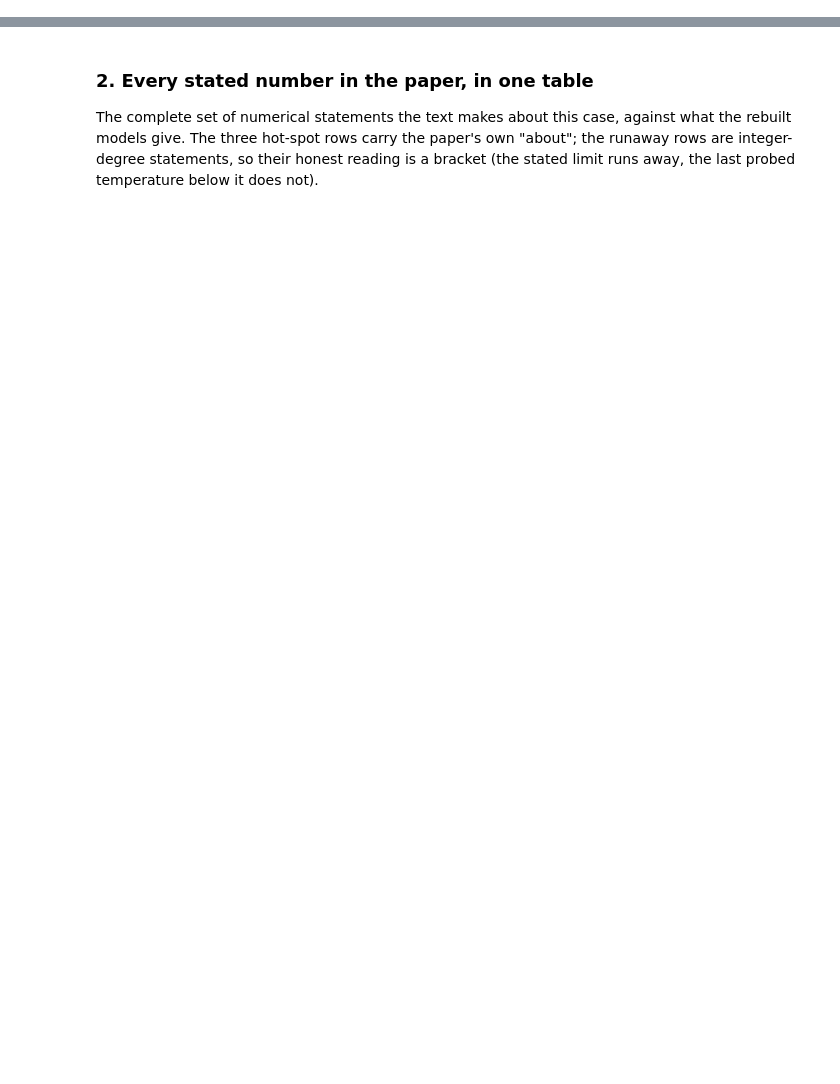
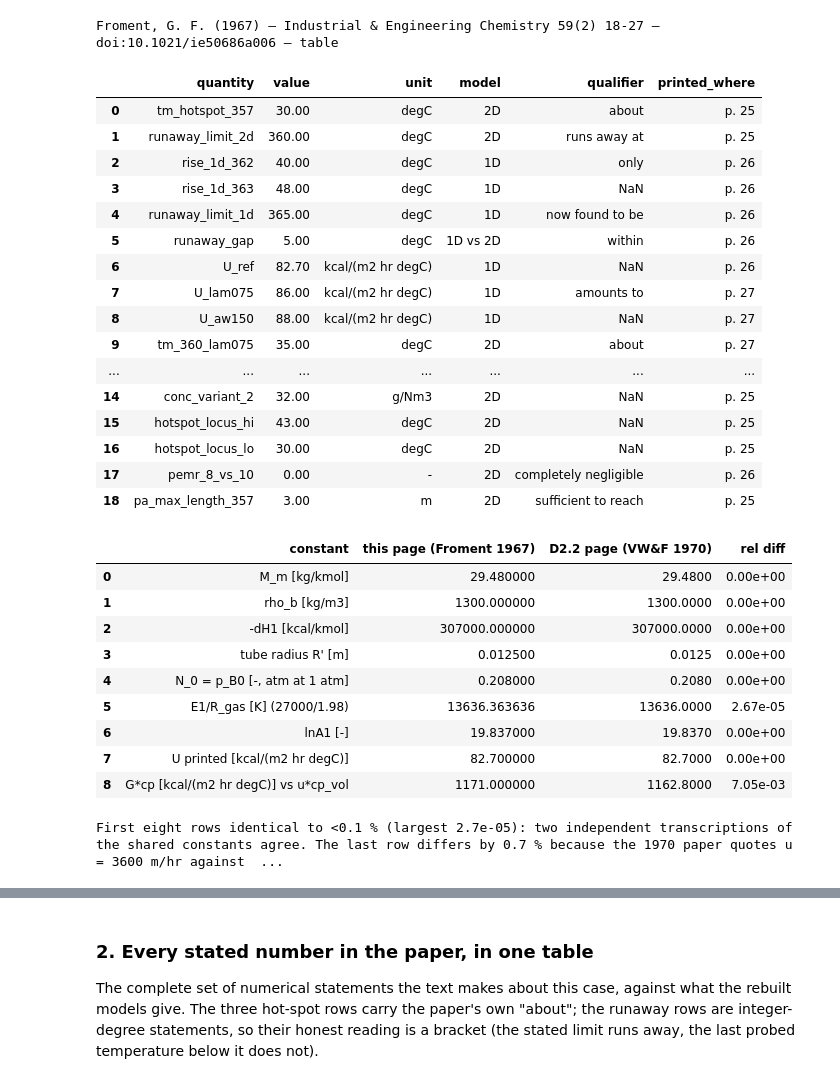
Before and after one commit to computational-chemical-engineering/pymrm-gallery, a Jupyter notebook: pages/C2.10-o-xylene-phthalic-anhydride/index.ipynb, the cells around one changed output, grey strips where cells are left out. Saved outputs shown, nothing was run; the diff lists cells and outputs as text; code cells hidden in the pictures; blank space fills up the shorter version.

```diff
--- a/pages/C2.10-o-xylene-phthalic-anhydride/index.ipynb
+++ b/pages/C2.10-o-xylene-phthalic-anhydride/index.ipynb
@@ -901,0 +356,70 @@ K closed form 0.033801 vs zero-moment series 0.033801 (6.4e-11; identity - the p
+# %%
+res = load_data("froment-1967-stated-results.csv", page=PAGE)
+print(cite_data(load_meta("froment-1967-stated-results.csv", page=PAGE)))
+with pd.option_context("display.max_colwidth", 30):
+    display(res[["quantity", "value", "unit", "model", "qualifier", "printed_where"]])
+
+d22 = load_data("van-welsenaere-froment-1970-parameters.csv",
+                page="D2.2-van-welsenaere-froment-runaway")
+D22 = dict(zip(d22.symbol, d22.value))
+
+
+def reconcile(case, D):
+    """Every constant shared with the independently transcribed D2.2 page."""
+    rows = [
+        ("M_m [kg/kmol]", case.M_m, D["M"]),
+        ("rho_b [kg/m3]", case.rho_b, D["rho_b"]),
+        ("-dH1 [kcal/kmol]", case.dH1, D["minus_dH"]),
+        ("tube radius R' [m]", case.R_tube, D["R"]),
+        ("N_0 = p_B0 [-, atm at 1 atm]", case.N0, D["p_B0"]),
+        ("E1/R_gas [K]  (27000/1.98)", case.E[0] / case.R_gas, D["a"]),
+        ("lnA1 [-]", case.lnA[0], D["b"]),
+        ("U printed [kcal/(m2 hr degC)]", 82.7, D["U"]),
+        ("G*cp [kcal/(m2 hr degC)] vs u*cp_vol", case.G * case.c_p, D["u"] * D["c_p"]),
+    ]
+    tab = pd.DataFrame(rows, columns=["constant", "this page (Froment 1967)",
+                                      "D2.2 page (VW&F 1970)"])
+    tab["rel diff"] = (tab.iloc[:, 1] - tab.iloc[:, 2]).abs() / tab.iloc[:, 2].abs()
+    return tab
+
+
+REC = reconcile(CASE, D22)
+D22_SHARED_MAX = float(REC["rel diff"][:8].max())
+D22_GCP = float(REC["rel diff"].iloc[-1])
+display(REC.assign(**{"rel diff": REC["rel diff"].map(lambda v: f"{v:.2e}")}))
+print(f"First eight rows identical to <0.1 % (largest {D22_SHARED_MAX:.1e}): two independent "
+      "transcriptions of the shared constants agree. The last row differs by "
+      f"{100 * D22_GCP:.1f} % because the 1970 paper quotes u = {D22['u']:.0f} m/hr against "
+      f"1967's G = {CASE.G:.0f} kg/(m2 hr) (equivalent gas density {CASE.G / D22['u']:.3f} vs "
+      f"{D22['c_p'] / CASE.c_p:.3f} kg/m3), a genuine, small difference between the two "
+      "papers, not a transcription error.")
+# %% [output]
+Froment, G. F. (1967) — Industrial & Engineering Chemistry 59(2) 18-27 — doi:10.1021/ie50686a006 — table
+|  | quantity | value | unit | model | qualifier | printed_where |
+| 0 | tm_hotspot_357 | 30.00 | degC | 2D | about | p. 25 |
+| 1 | runaway_limit_2d | 360.00 | degC | 2D | runs away at | p. 25 |
+| 2 | rise_1d_362 | 40.00 | degC | 1D | only | p. 26 |
+| 3 | rise_1d_363 | 48.00 | degC | 1D | NaN | p. 26 |
+| 4 | runaway_limit_1d | 365.00 | degC | 1D | now found to be | p. 26 |
+| 5 | runaway_gap | 5.00 | degC | 1D vs 2D | within | p. 26 |
+| 6 | U_ref | 82.70 | kcal/(m2 hr degC) | 1D | NaN | p. 26 |
+| 7 | U_lam075 | 86.00 | kcal/(m2 hr degC) | 1D | amounts to | p. 27 |
+| 8 | U_aw150 | 88.00 | kcal/(m2 hr degC) | 1D | NaN | p. 27 |
+| 9 | tm_360_lam075 | 35.00 | degC | 2D | about | p. 27 |
+| ... | ... | ... | ... | ... | ... | ... |
+| 14 | conc_variant_2 | 32.00 | g/Nm3 | 2D | NaN | p. 25 |
+| 15 | hotspot_locus_hi | 43.00 | degC | 2D | NaN | p. 25 |
+| 16 | hotspot_locus_lo | 30.00 | degC | 2D | NaN | p. 25 |
+| 17 | pemr_8_vs_10 | 0.00 | - | 2D | completely negligible | p. 26 |
+| 18 | pa_max_length_357 | 3.00 | m | 2D | sufficient to reach | p. 25 |
+|  | constant | this page (Froment 1967) | D2.2 page (VW&F 1970) | rel diff |
+| 0 | M_m [kg/kmol] | 29.480000 | 29.4800 | 0.00e+00 |
+| 1 | rho_b [kg/m3] | 1300.000000 | 1300.0000 | 0.00e+00 |
+| 2 | -dH1 [kcal/kmol] | 307000.000000 | 307000.0000 | 0.00e+00 |
+| 3 | tube radius R' [m] | 0.012500 | 0.0125 | 0.00e+00 |
+| 4 | N_0 = p_B0 [-, atm at 1 atm] | 0.208000 | 0.2080 | 0.00e+00 |
+| 5 | E1/R_gas [K] (27000/1.98) | 13636.363636 | 13636.0000 | 2.67e-05 |
+| 6 | lnA1 [-] | 19.837000 | 19.8370 | 0.00e+00 |
+| 7 | U printed [kcal/(m2 hr degC)] | 82.700000 | 82.7000 | 0.00e+00 |
+| 8 | G*cp [kcal/(m2 hr degC)] vs u*cp_vol | 1171.000000 | 1162.8000 | 7.05e-03 |
+First eight rows identical to <0.1 % (largest 2.7e-05): two independent transcriptions of the shared constants agree. The last row differs by 0.7 % because the 1970 paper quotes u = 3600 m/hr against  ...
```
Also changed, not shown: parts of 62 cells of this notebook, 10 other files.
